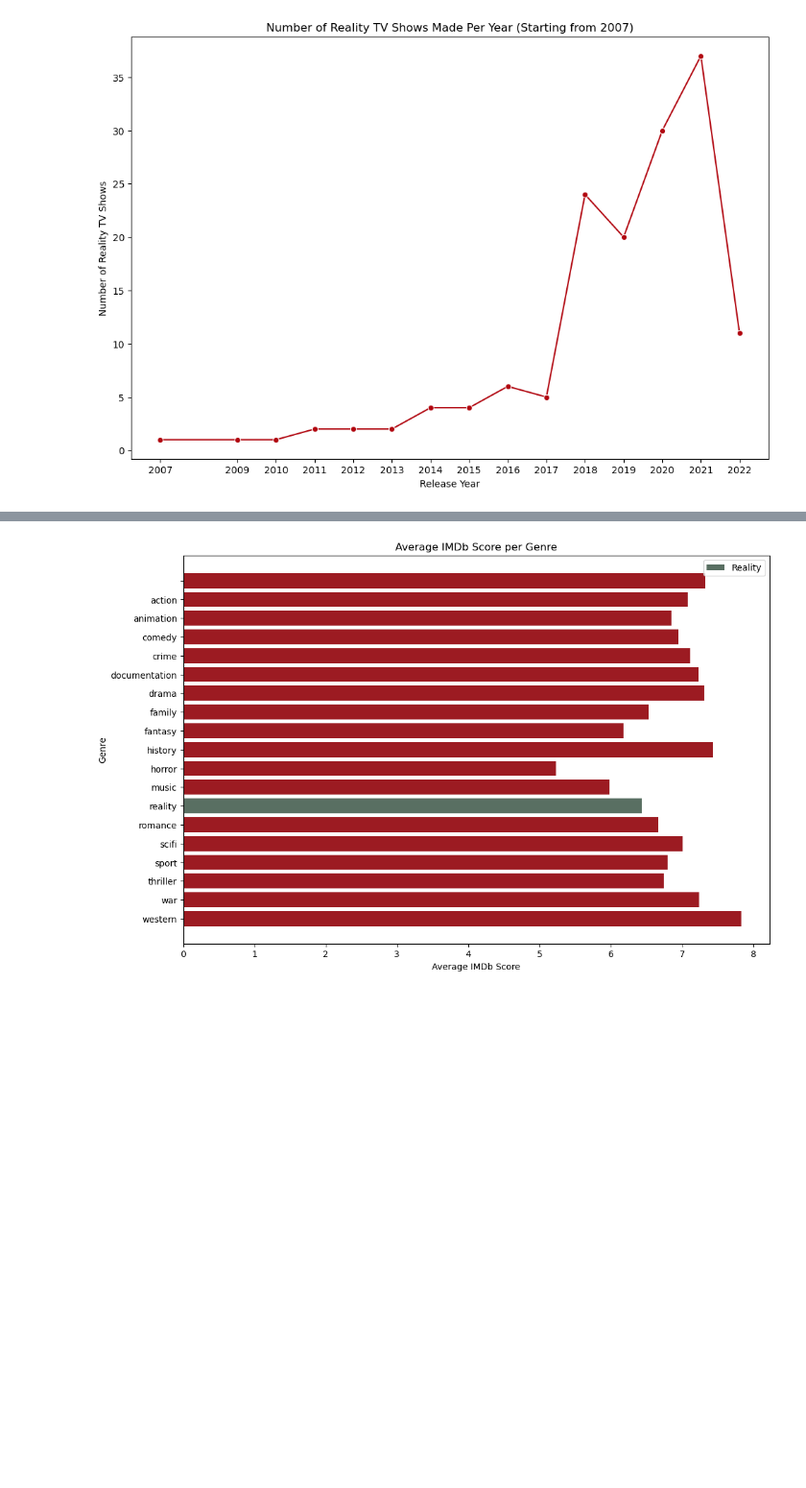
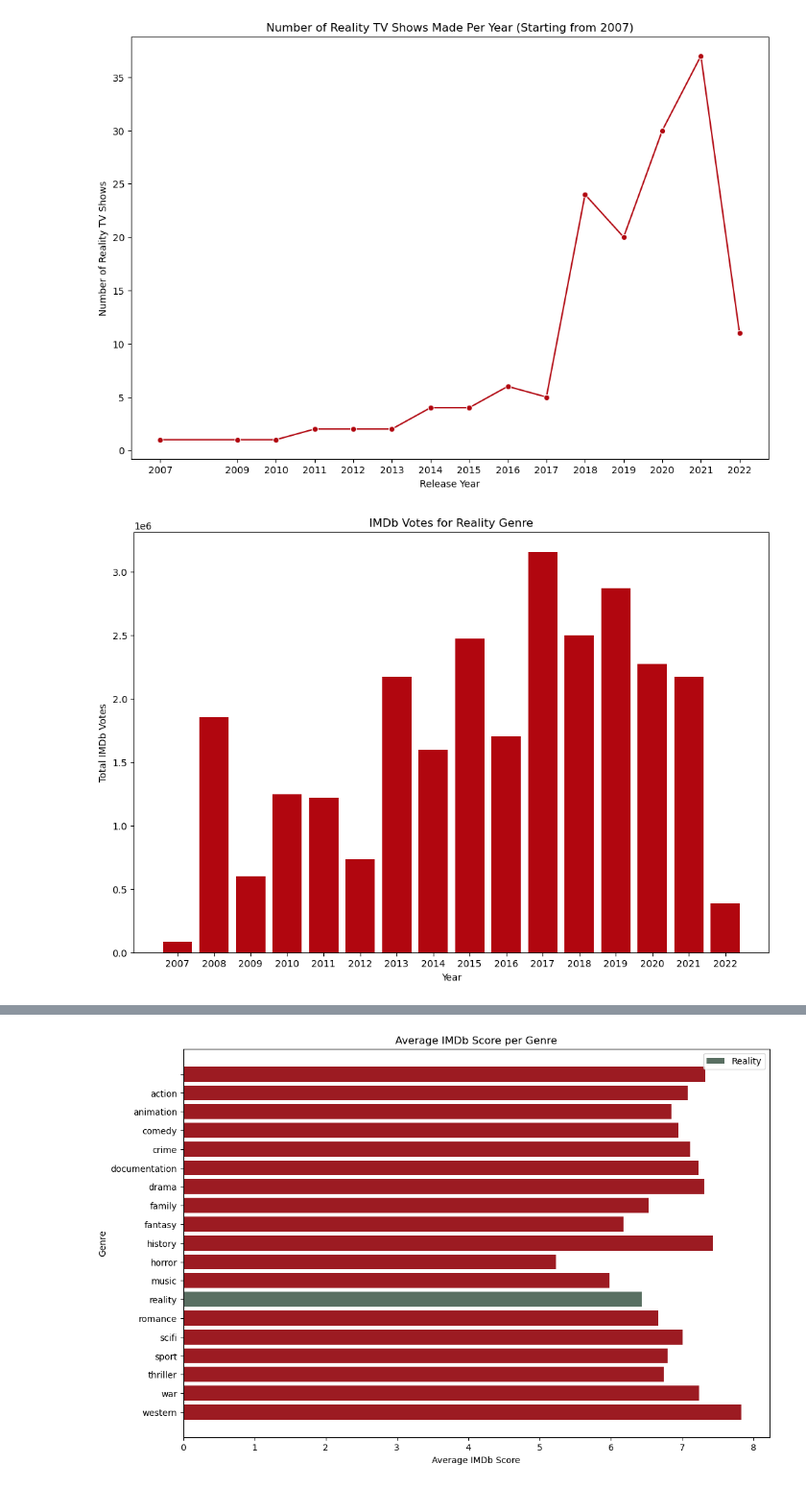
Before and after one commit to NidaB-C/NetflixEDA, a Jupyter notebook: 05_pandemic_reality_tv.ipynb, the cells around one changed output, grey strips where cells are left out. Shown at 96% size. Saved outputs shown, nothing was run; the diff lists cells and outputs as text; code cells hidden in the pictures; blank space fills up the shorter version.

```diff
--- a/05_pandemic_reality_tv.ipynb
+++ b/05_pandemic_reality_tv.ipynb
@@ -37,3 +37,32 @@ plt.show()
 #The line plot with markers shows the number of reality TV shows produced each year, starting from 2010.
 #The count of reality shows has generally increased over the years, with a noticeable peak around 2020.
 #The increasing trend in the number of reality TV shows suggests a growing audience interest in this genre.
+# %%
+# Filter data for the 'reality' genre
+reality_data = netflix_shows[netflix_shows['genres'].str.contains('reality', case=False, na=False)]
+
+# Convert 'release_year' to numeric type
+netflix_shows['release_year'] = pd.to_numeric(netflix_shows['release_year'], errors='coerce')
+
+# Filter data for the years 2007 onwards
+netflix_shows_after_2007 = netflix_shows[netflix_shows['release_year'] >= 2007]
+
+# Group by 'release_year' and sum the IMDb votes
+votes_by_year = netflix_shows_after_2007.groupby('release_year')['imdb_votes'].sum().reset_index()
+
+# Plot the bar chart
+plt.figure(figsize=(12, 8))
+plt.bar(votes_by_year['release_year'], votes_by_year['imdb_votes'], color='#B1060F')
+
+# Set labels and title
+plt.xlabel('Year')
+plt.ylabel('Total IMDb Votes')
+plt.title('IMDb Votes for Reality Genre')
+
+# Show every year on the x-axis
+plt.xticks(votes_by_year['release_year'])
+
+# Show the plot
+plt.show()
+# %% [output]
+[figure, added]
```
Also changed, not shown: parts of 5 cells of this notebook.
